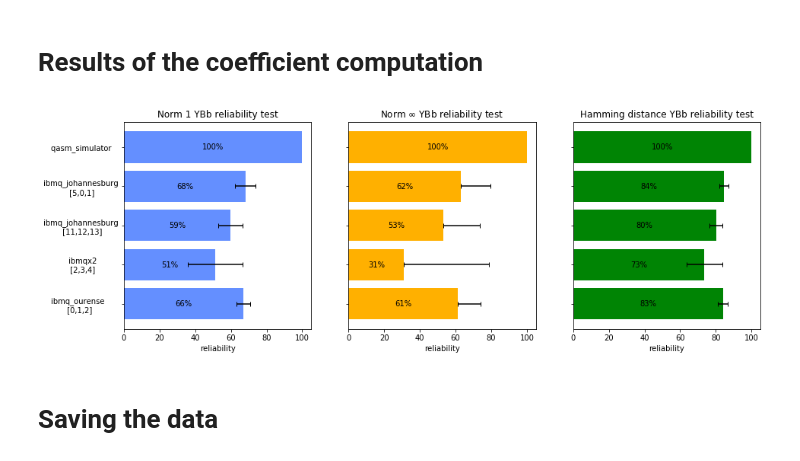
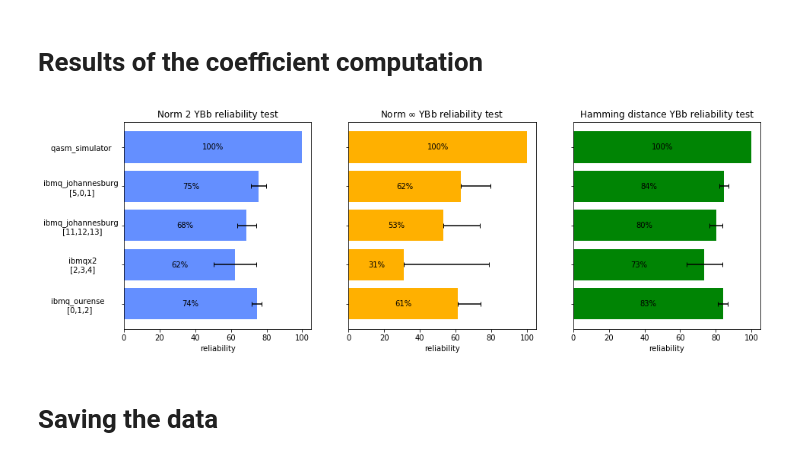
Before and after one commit to davidmartcresp/TFMDavidMartinezCrespo, a Jupyter notebook: Reliability_test_braided.ipynb, the cells around one changed output. Cells and saved outputs as stored; diff of their text form; code cells hidden in the pictures.

```diff
--- a/Reliability_test_braided.ipynb
+++ b/Reliability_test_braided.ipynb
@@ -384,7 +384,7 @@ def distancia(job,n,shots):
                 for q2 in range(2):
                     sd=sd+(res/8-din(job[j],shots,str(q0)+str(q1)+str(q2),n))**2
                     j=j+1
-         res=(res/8)**(1/n)
+         res=(res)/8
          sd=(sd/7)**(1/2)
     return res,sd
 
@@ -448,7 +448,7 @@ ordenadores=[
  ]
 
 for i in ordenadores:
-    a,b=distancia(jobcoeff[i],1,8192)
+    a,b=distancia(jobcoeff[i],2,8192)
     norm1.append(1-a)
     error1.append(b)
 
@@ -498,7 +498,7 @@ ylabel=[
 
 ax.set_yticklabels(ylabel)
 ax.set_xlabel('reliability')
-ax.set_title('Norm 1 YBb reliability test')
+ax.set_title('Norm 2 YBb reliability test')
 
 
 ax2 = fig.add_subplot(132)
@@ -519,34 +519,34 @@ y_pos = np.arange(5)
 ax2.set_yticks(y_pos)
 ax2.set_yticklabels(['','','','',''])
 ax2.set_xlabel('reliability')
 ax2.set_title('Norm $\infty$ YBb reliability test')
 fig.show()
 
 
 
 ax3 = fig.add_subplot(133)
 
 patch_handles = []
 for i in range(5):
     patch_handles.append(ax3.barh(i, 100*normh[i], align='center', color=color[7]))
     patch = patch_handles[-1][0]
     bl = patch.get_xy()
     x = 0.5*patch.get_width() + bl[0]
     y = 0.5*patch.get_height() + bl[1]
     ax3.text(x, y, "%d%%" % (100*normh[i]), ha='center',va='center')
     x=patch.get_width() + bl[0]
     if not(i==4):
         l, caps, c=ax3.errorbar(x, y, xerr=100*errorh[i], color='black', xlolims=True, xuplims=True)#fmt='|',
         for aux in caps: aux.set_marker('|')
 y_pos = np.arange(5)
 ax3.set_yticks(y_pos)
 ax3.set_yticklabels(['','','','',''])
 ax3.set_xlabel('reliability')
 ax3.set_title('Hamming distance YBb reliability test')
 
 fig.show()
 # %% [output]
-[figure, old version]
+[figure, new version]
 # %% [markdown]
 # Saving the data
 # %%
```
Also changed, not shown: parts of 2 cells of this notebook.
